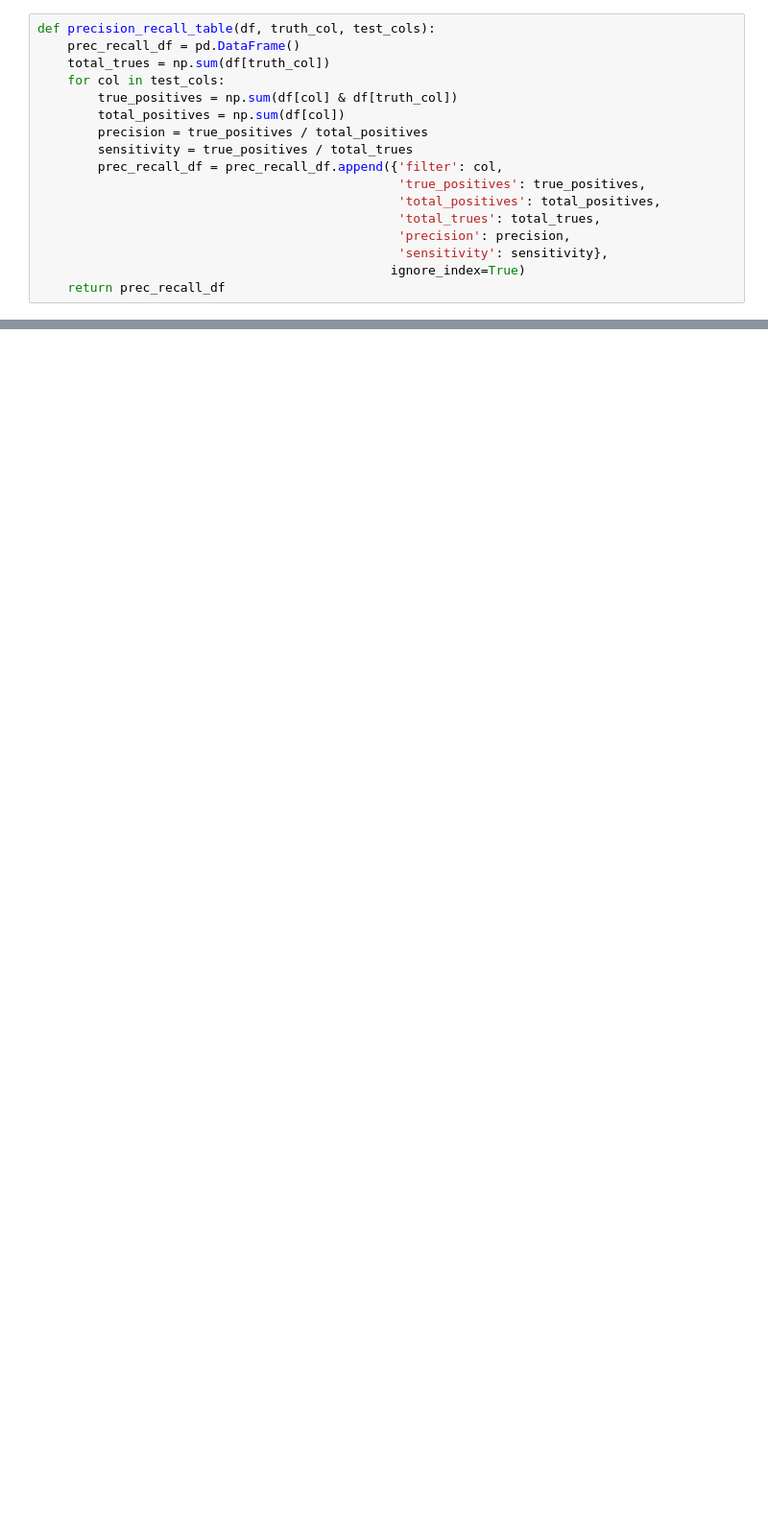
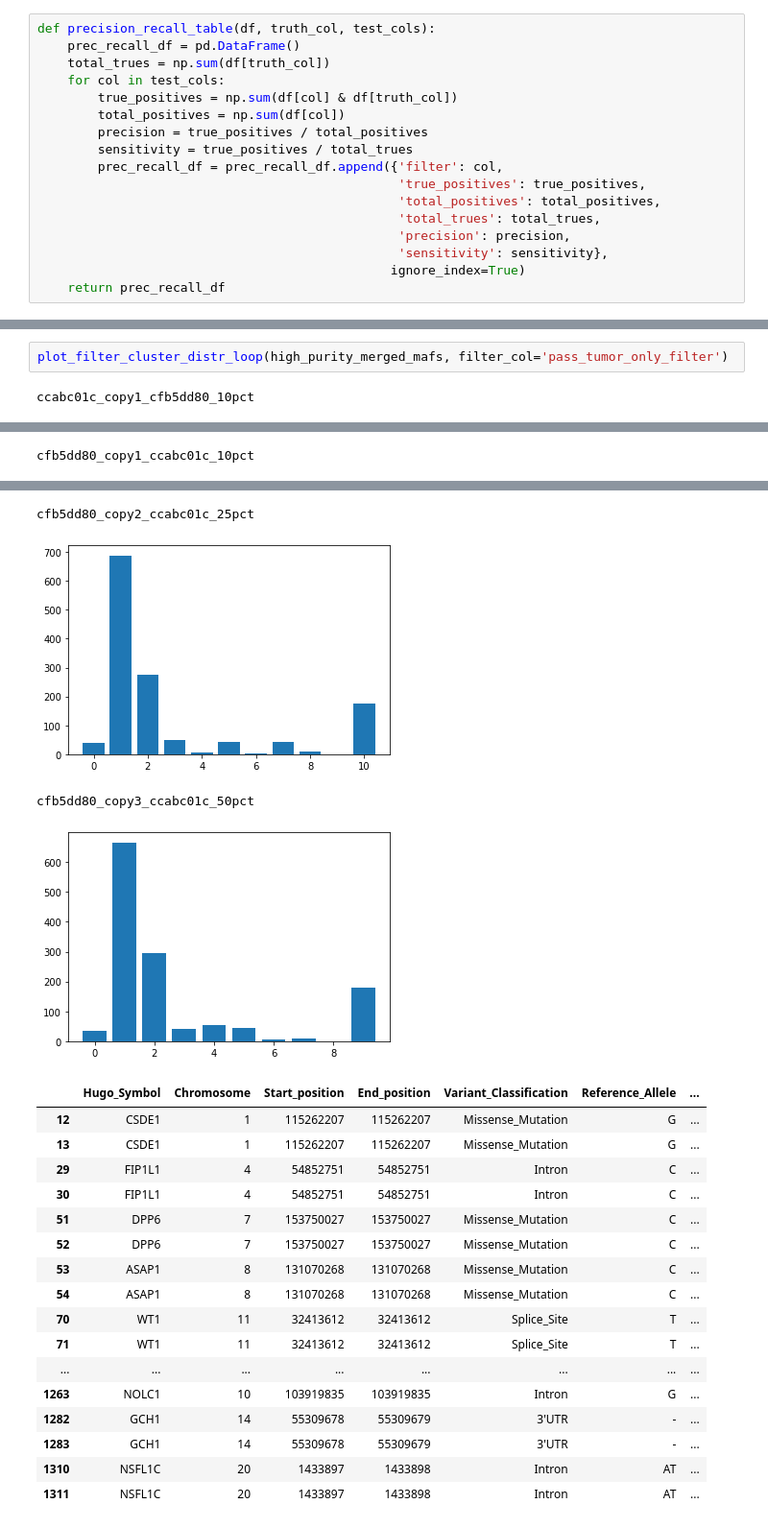
Before and after one commit to cchu70/richters, a Jupyter notebook: calc_cp_for_germline.ipynb, the cells around one changed output, grey strips where cells are left out. Shown: that part at 96% size. Drawn from its saved outputs; the diff is of its cells as text; blank space fills up the shorter version.

```diff
--- a/calc_cp_for_germline.ipynb
+++ b/calc_cp_for_germline.ipynb
@@ -502,0 +475,4 @@ cfb5dd80_copy3_ccabc01c_50pct
+# %%
+plot_filter_cluster_distr_loop(high_purity_merged_mafs, filter_col='pass_tumor_only_filter')
+# %% [output]
+ccabc01c_copy1_cfb5dd80_10pct
@@ -502,0 +484 @@ cfb5dd80_copy3_ccabc01c_50pct
+cfb5dd80_copy1_ccabc01c_10pct
@@ -502,0 +486,21 @@ cfb5dd80_copy3_ccabc01c_50pct
+cfb5dd80_copy2_ccabc01c_25pct
+[figure, added]
+cfb5dd80_copy3_ccabc01c_50pct
+[figure, added]
+|  | Hugo_Symbol | Chromosome | Start_position | End_position | Variant_Classification | Reference_Allele | ... |
+| 12 | CSDE1 | 1 | 115262207 | 115262207 | Missense_Mutation | G | ... |
+| 13 | CSDE1 | 1 | 115262207 | 115262207 | Missense_Mutation | G | ... |
+| 29 | FIP1L1 | 4 | 54852751 | 54852751 | Intron | C | ... |
+| 30 | FIP1L1 | 4 | 54852751 | 54852751 | Intron | C | ... |
+| 51 | DPP6 | 7 | 153750027 | 153750027 | Missense_Mutation | C | ... |
+| 52 | DPP6 | 7 | 153750027 | 153750027 | Missense_Mutation | C | ... |
+| 53 | ASAP1 | 8 | 131070268 | 131070268 | Missense_Mutation | C | ... |
+| 54 | ASAP1 | 8 | 131070268 | 131070268 | Missense_Mutation | C | ... |
+| 70 | WT1 | 11 | 32413612 | 32413612 | Splice_Site | T | ... |
+| 71 | WT1 | 11 | 32413612 | 32413612 | Splice_Site | T | ... |
+| ... | ... | ... | ... | ... | ... | ... | ... |
+| 1263 | NOLC1 | 10 | 103919835 | 103919835 | Intron | G | ... |
+| 1282 | GCH1 | 14 | 55309678 | 55309679 | 3'UTR | - | ... |
+| 1283 | GCH1 | 14 | 55309678 | 55309679 | 3'UTR | - | ... |
+| 1310 | NSFL1C | 20 | 1433897 | 1433898 | Intron | AT | ... |
+| 1311 | NSFL1C | 20 | 1433897 | 1433898 | Intron | AT | ... |
```
Also changed, not shown: parts of 19 cells of this notebook.
